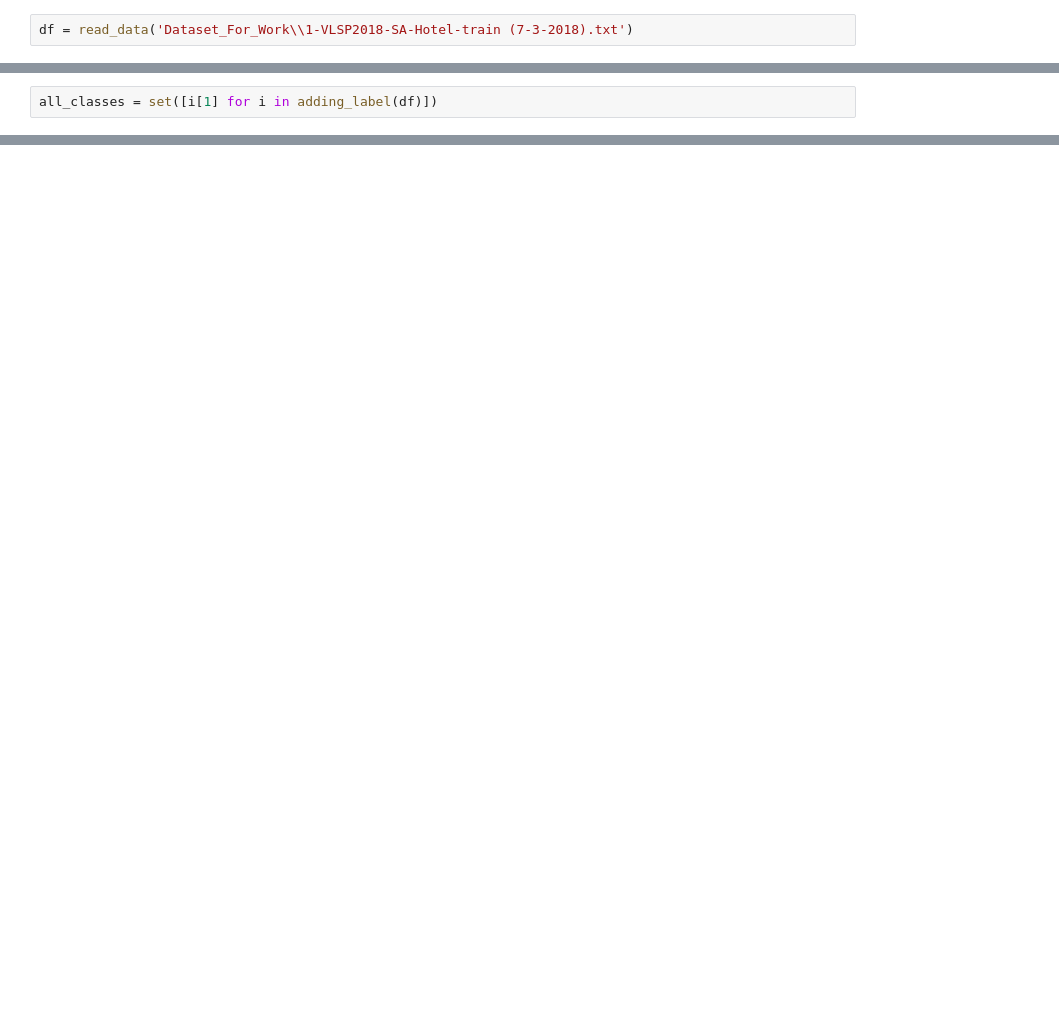
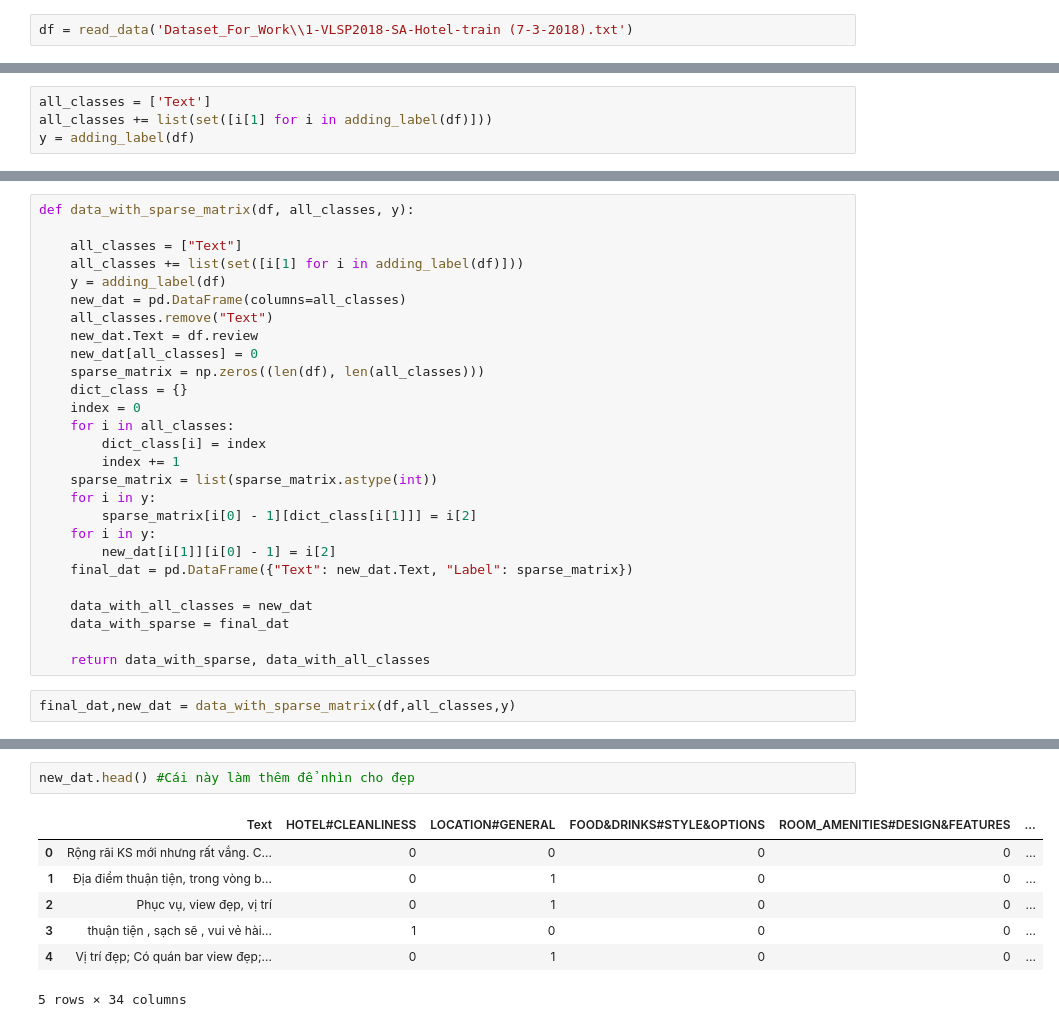
Before and after one commit to garnalam/Sentiment_Classification, a Jupyter notebook: Restaurant_Hotel_Review_Sentiment_Classification/preprocessing.ipynb, the cells around one changed output, grey strips where cells are left out. Drawn from its saved outputs; the diff is of its cells as text; blank space fills up the shorter version.

```diff
--- a/Restaurant_Hotel_Review_Sentiment_Classification/preprocessing.ipynb
+++ b/Restaurant_Hotel_Review_Sentiment_Classification/preprocessing.ipynb
@@ -42,2 +59,4 @@ def adding_label(data):
 # %%
-all_classes = set([i[1] for i in adding_label(df)])
+all_classes = ['Text']
+all_classes += list(set([i[1] for i in adding_label(df)]))
+y = adding_label(df)
@@ -63,0 +103,29 @@ all_classes
+# %%
+def data_with_sparse_matrix(df, all_classes, y):
+
+    all_classes = ["Text"]
+    all_classes += list(set([i[1] for i in adding_label(df)]))
+    y = adding_label(df)
+    new_dat = pd.DataFrame(columns=all_classes)
+    all_classes.remove("Text")
+    new_dat.Text = df.review
+    new_dat[all_classes] = 0
+    sparse_matrix = np.zeros((len(df), len(all_classes)))
+    dict_class = {}
+    index = 0
+    for i in all_classes:
+        dict_class[i] = index
+        index += 1
+    sparse_matrix = list(sparse_matrix.astype(int))
+    for i in y:
+        sparse_matrix[i[0] - 1][dict_class[i[1]]] = i[2]
+    for i in y:
+        new_dat[i[1]][i[0] - 1] = i[2]
+    final_dat = pd.DataFrame({"Text": new_dat.Text, "Label": sparse_matrix})
+
+    data_with_all_classes = new_dat
+    data_with_sparse = final_dat
+
+    return data_with_sparse, data_with_all_classes
+# %%
+final_dat,new_dat = data_with_sparse_matrix(df,all_classes,y)
@@ -63,0 +141,10 @@ all_classes
+# %%
+new_dat.head() #Cái này làm thêm để nhìn cho đẹp
+# %% [output]
+|  | Text | HOTEL#CLEANLINESS | LOCATION#GENERAL | FOOD&DRINKS#STYLE&OPTIONS | ROOM_AMENITIES#DESIGN&FEATURES | ... |
+| 0 | Rộng rãi KS mới nhưng rất vắng. C... | 0 | 0 | 0 | 0 | ... |
+| 1 | Địa điểm thuận tiện, trong vòng b... | 0 | 1 | 0 | 0 | ... |
+| 2 | Phục vụ, view đẹp, vị trí | 0 | 1 | 0 | 0 | ... |
+| 3 | thuận tiện , sạch sẽ , vui vẻ hài... | 1 | 0 | 0 | 0 | ... |
+| 4 | Vị trí đẹp; Có quán bar view đẹp;... | 0 | 1 | 0 | 0 | ... |
+5 rows × 34 columns
```
Also changed, not shown: parts of 7 cells of this notebook.
